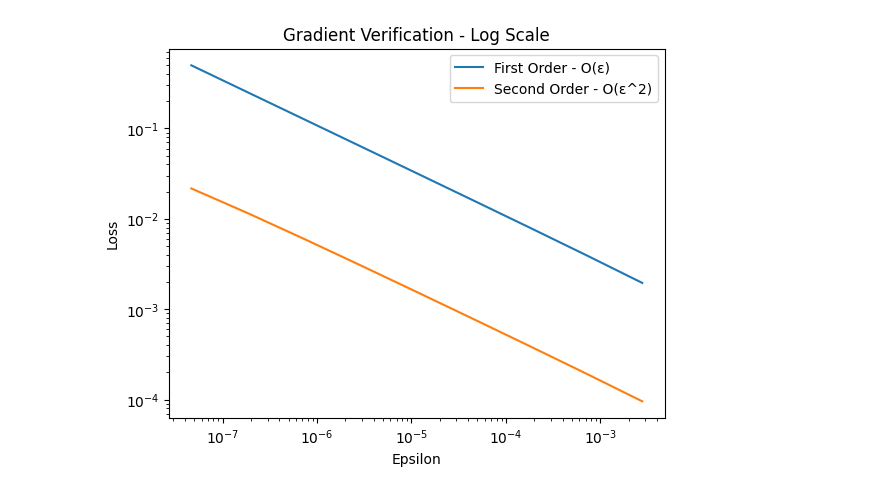
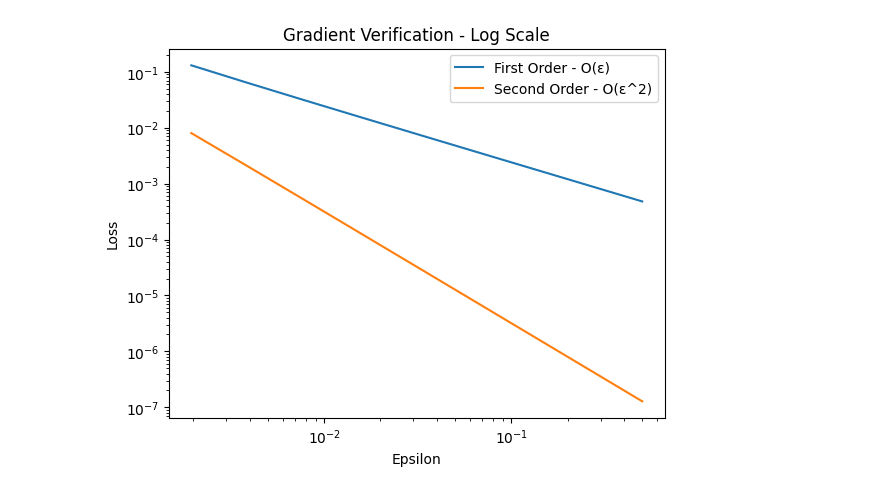
Before and after one commit to avinoam134/Self-Made-Neural-Network, a Jupyter notebook: new_main.ipynb, the cells around one changed output. Saved outputs shown, nothing was run; the diff lists cells and outputs as text; code cells hidden in the pictures.

```diff
--- a/new_main.ipynb
+++ b/new_main.ipynb
@@ -1,6 +1,6 @@
 # %%
 import Apply_Tests_For_Reports as a
 # %%
-a.test_NN_all_layers()
+a.test_softmax_regression_loss()
 # %% [output]
-[figure, old version]
+[figure, new version]
```
Also changed, not shown: 2 other files.
